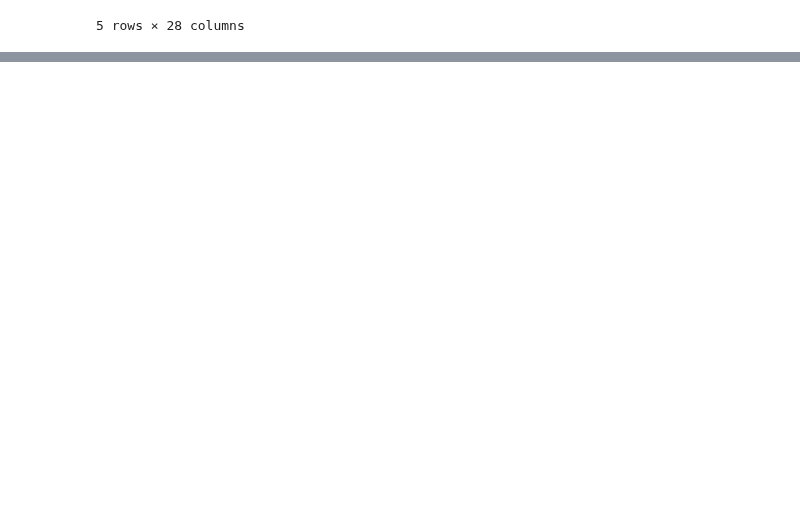
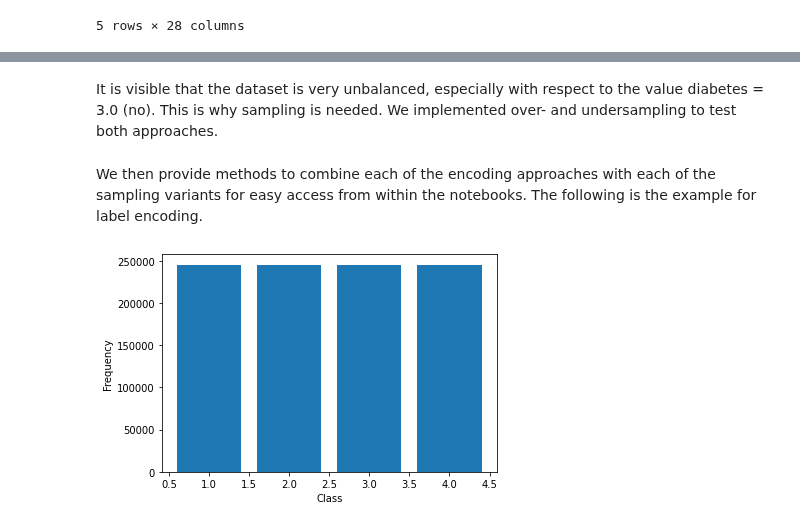
Before and after one commit to medplot/data-mining-project, a Jupyter notebook: jupyter_notebooks/preprocessing.ipynb, the cells around one changed output, grey strips where cells are left out. Drawn from its saved outputs; the diff is of its cells as text; code cells hidden in the pictures; blank space fills up the shorter version.

Commit message:
first notebook draft

```diff
--- a/jupyter_notebooks/preprocessing.ipynb
+++ b/jupyter_notebooks/preprocessing.ipynb
@@ -84,0 +127,3 @@ dataset.head()
+# %%
+dataset, target = get_preprocessed_brfss_dataset_one_hot_encoded(True)
+target.head()
@@ -84,0 +159,3 @@ dataset.head()
+# %%
+dataset, target = get_preprocessed_brfss_dataset_one_hot_encoded_all_columns()
+dataset.head()
@@ -84,0 +178,34 @@ dataset.head()
+# %% [markdown]
+It is visible that the dataset is very unbalanced, especially with respect to the value diabetes = 3.0 (no).
+This is why sampling is needed.
+We implemented over- and undersampling to test both approaches.
+# %%
+def oversample_dataset(dataset, target) -> Tuple[DataFrame, DataFrame]:
+    over_sampler = RandomOverSampler()
+    brfss_balanced, brfss_balanced_target = over_sampler.fit_resample(dataset, target)
+    return brfss_balanced, brfss_balanced_target
+
+
+def undersample_dataset(dataset, target) -> Tuple[DataFrame, DataFrame]:
+    under_sampler = RandomUnderSampler()
+    brfss_balanced, brfss_balanced_target = under_sampler.fit_resample(dataset, target)
+    return brfss_balanced, brfss_balanced_target
+# %% [markdown]
+We then provide methods to combine each of the encoding approaches with each of the sampling variants
+for easy access from within the notebooks. The following is the example for label encoding.
+# %%
+def get_preprocessed_brfss_dataset_label_encoded_oversampled() -> Tuple[DataFrame, DataFrame]:
+    dataset, target = get_preprocessed_brfss_dataset()
+    dataset, target = oversample_dataset(dataset, target)
+    return dataset, target
+
+
+def get_preprocessed_brfss_dataset_label_encoded_undersampled() -> Tuple[DataFrame, DataFrame]:
+    dataset, target = get_preprocessed_brfss_dataset()
+    dataset, target = undersample_dataset(dataset, target)
+    return dataset, target
+# %%
+dataset, target = get_preprocessed_brfss_dataset_label_encoded_oversampled()
+plot_class_frequencies(target)
+# %% [output]
+[figure, added]
```
Also changed, not shown: parts of 18 cells of this notebook.
